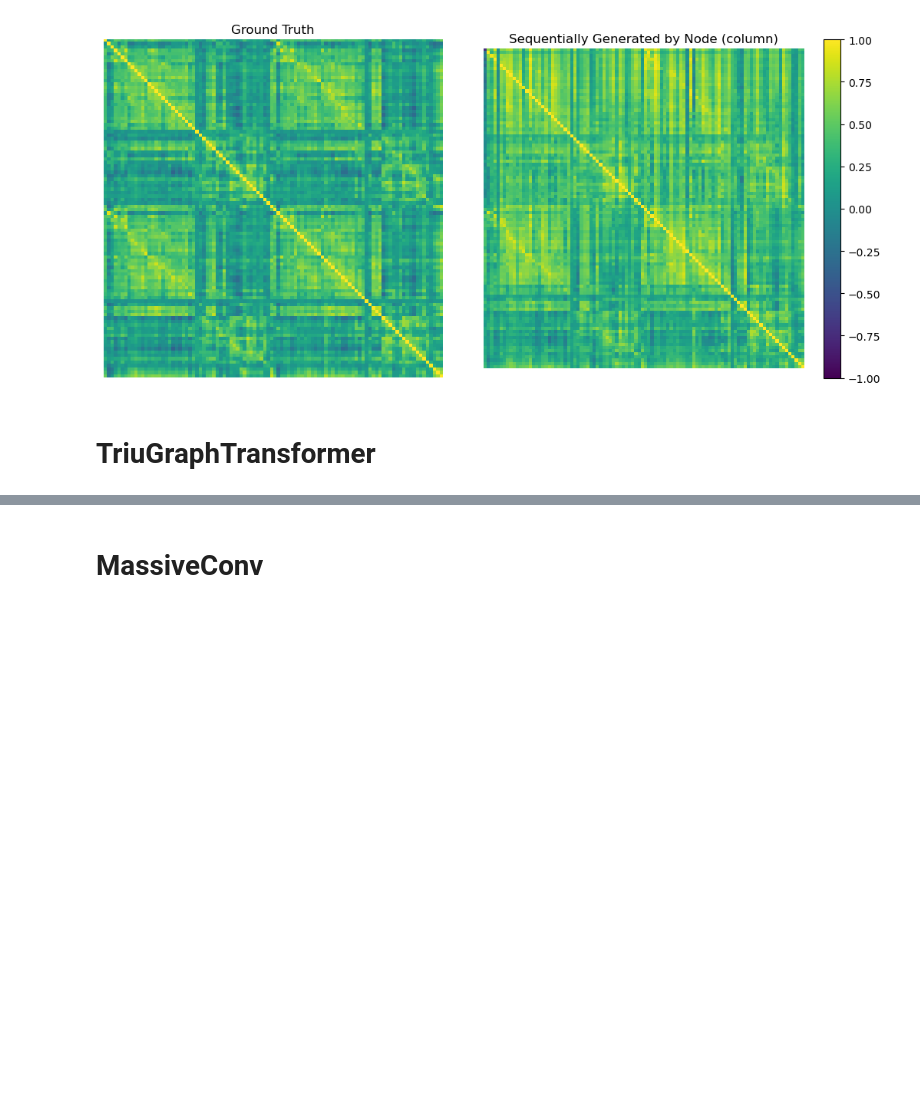
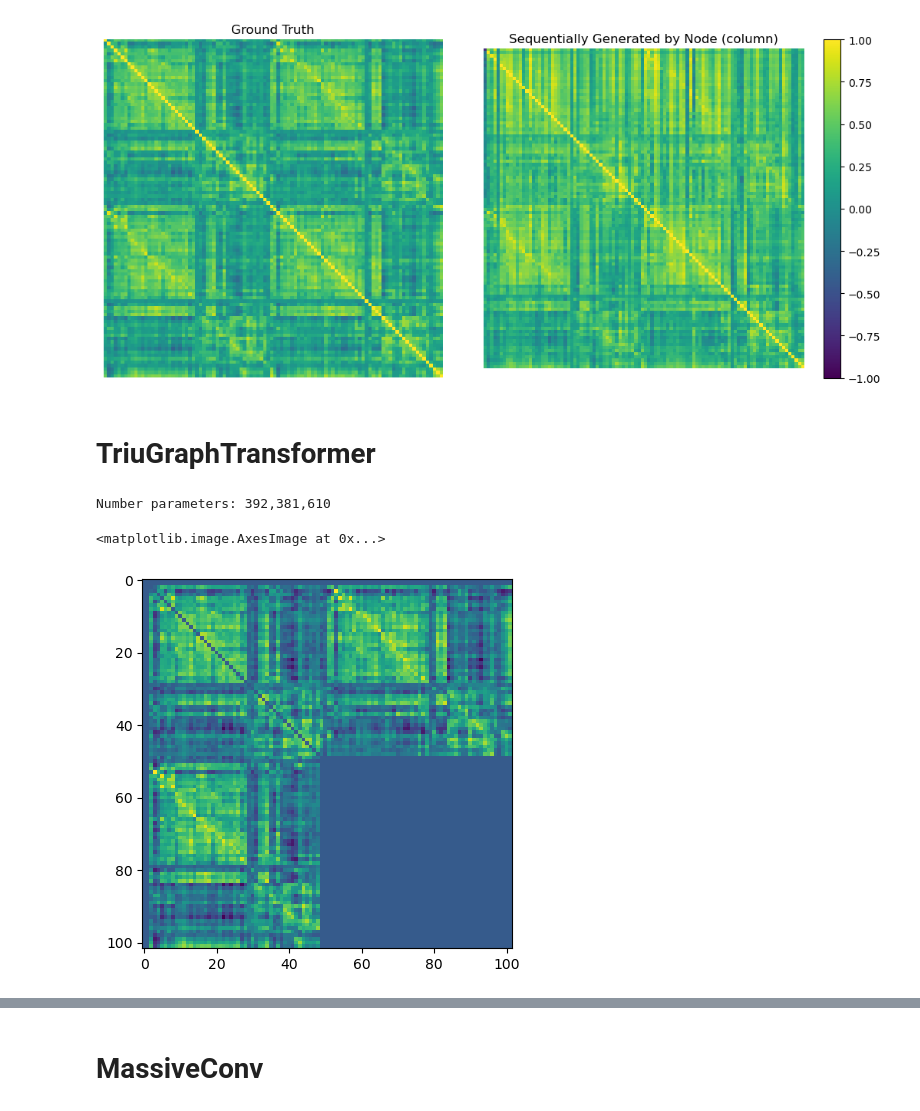
Before and after one commit to fyzeen/NeuroTranslate, a Jupyter notebook: SurfToNetmat/LocalTransformerTests/_FyzTests/model_diagnostics2.ipynb, the cells around one changed output, grey strips where cells are left out. Drawn from its saved outputs; the diff is of its cells as text; code cells hidden in the pictures; blank space fills up the shorter version.

```diff
--- a/SurfToNetmat/LocalTransformerTests/_FyzTests/model_diagnostics2.ipynb
+++ b/SurfToNetmat/LocalTransformerTests/_FyzTests/model_diagnostics2.ipynb
@@ -2682,6 +2682,34 @@ Lower triangle correlation: 0.7564680578903515
 [figure]
 # %% [markdown]
 # TriuGraphTransformer
+# %%
+print("Number parameters: 392,381,610")
+# %% [output]
+Number parameters: 392,381,610
+# %%
+from utils import *
+counter = 1
+decoder_input = torch.zeros(1, 102, 102)
+for x, i in enumerate(increasing_steps(0, range(2, 100+1))):
+    indices = []
+    out = train_Target[0, :]
+
+    for j in increasing_steps(i, range(counter, 100)):
+        indices.append(int(j))
+
+    decoder_input[:, x+2, x+3:] = torch.tensor(out[indices])
+    decoder_input[:, x+3:, x+2] = torch.tensor(out[indices])
+
+    if x > 45:
+        break
+
+
+    counter +=1
+
+plt.imshow(decoder_input[0, :, :])
+# %% [output]
+<matplotlib.image.AxesImage at 0x...>
+[figure, added]
 # %%
 test_Target = np.load("/Users/fyzeen/FyzeenLocal/GitHub/NeuroTranslate/SurfToNetmat/LocalTransformerTests/_FyzTests/TrainOut/TriuGraphModel/test_ground_truth.npy")
 test_pred = np.load("/Users/fyzeen/FyzeenLocal/GitHub/NeuroTranslate/SurfToNetmat/LocalTransformerTests/_FyzTests/TrainOut/TriuGraphModel/test_pred.npy")
```
Also changed, not shown: parts of 16 cells of this notebook, 3 other files.
